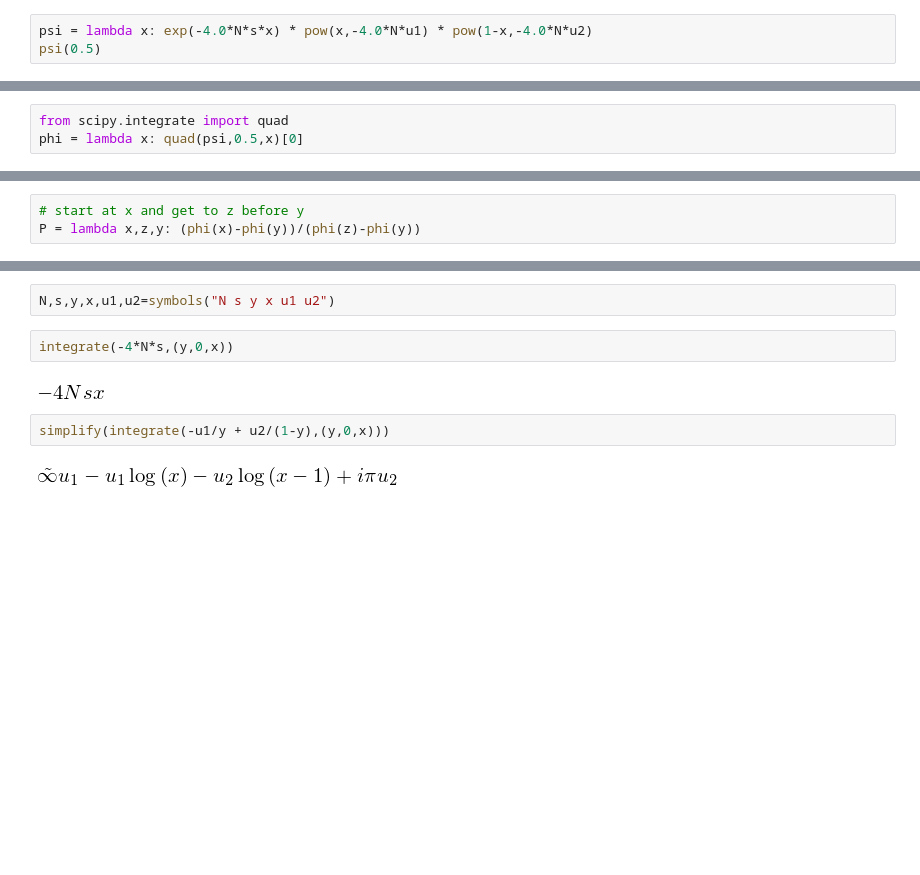
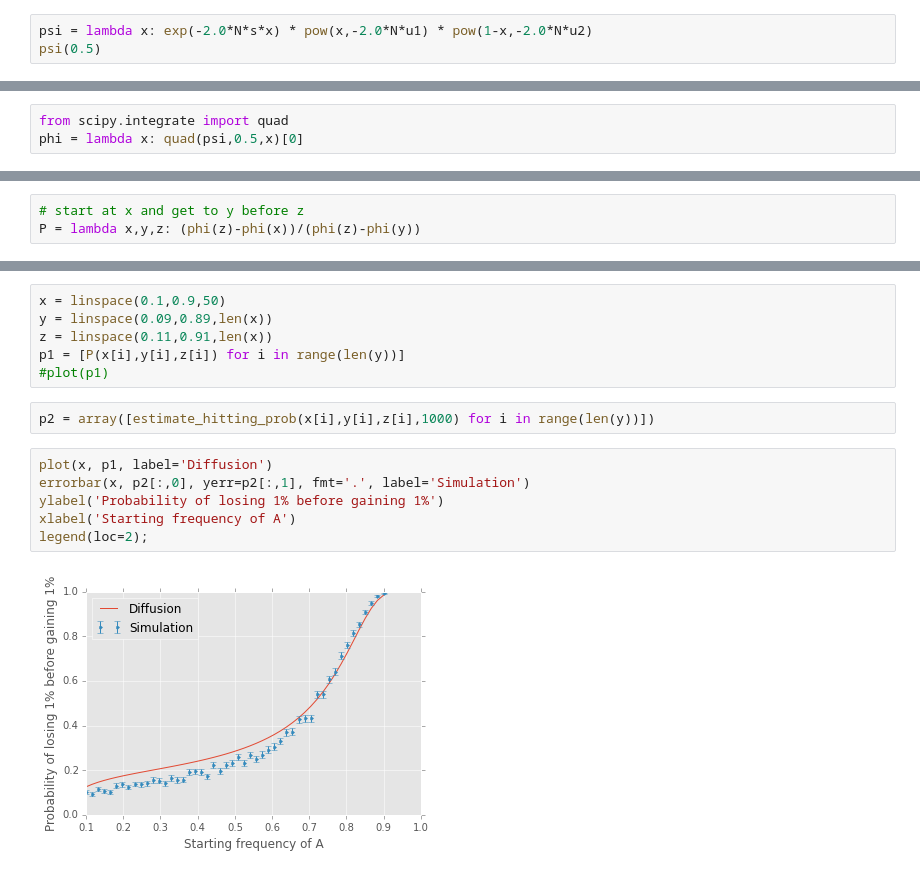
Before and after one commit to yoavram/ipython-notebooks, a Jupyter notebook: Diffusion equation for simple WF model.ipynb, the cells around one changed output, grey strips where cells are left out. Cells and saved outputs as stored; diff of their text form; blank space fills up the shorter version.

```diff
--- a/Diffusion equation for simple WF model.ipynb
+++ b/Diffusion equation for simple WF model.ipynb
@@ -84,5 +91,5 @@ $$
 $$
 # %%
-psi = lambda x: exp(-4.0*N*s*x) * pow(x,-4.0*N*u1) * pow(1-x,-4.0*N*u2)
+psi = lambda x: exp(-2.0*N*s*x) * pow(x,-2.0*N*u1) * pow(1-x,-2.0*N*u2)
 psi(0.5)
 # %% [output]
@@ -99,6 +106,6 @@ beta_2 6.0
 # %%
-# start at x and get to z before y
-P = lambda x,z,y: (phi(x)-phi(y))/(phi(z)-phi(y))
+# start at x and get to y before z
+P = lambda x,y,z: (phi(z)-phi(x))/(phi(z)-phi(y))
 # %%
 print "P(0.51,0.49) =",P(0.5, 0.51, 0.49)
 print "P(0.49,0.51) =",P(0.5, 0.49, 0.51)
@@ -123,10 +115,16 @@ printing.init_printing()
-# %%
-N,s,y,x,u1,u2=symbols("N s y x u1 u2")
-# %%
-integrate(-4*N*s,(y,0,x))
-# %% [output]
-[figure, removed]
-# %%
-simplify(integrate(-u1/y + u2/(1-y),(y,0,x)))
-# %% [output]
-[figure, removed]
+# %%
+x = linspace(0.1,0.9,50)
+y = linspace(0.09,0.89,len(x))
+z = linspace(0.11,0.91,len(x))
+p1 = [P(x[i],y[i],z[i]) for i in range(len(y))]
+#plot(p1)
+# %%
+p2 = array([estimate_hitting_prob(x[i],y[i],z[i],1000) for i in range(len(y))])
+# %%
+plot(x, p1, label='Diffusion')
+errorbar(x, p2[:,0], yerr=p2[:,1], fmt='.', label='Simulation')
+ylabel('Probability of losing 1% before gaining 1%')
+xlabel('Starting frequency of A')
+legend(loc=2);
+# %% [output]
+[figure, added]
```
Also changed, not shown: parts of 17 cells of this notebook.
